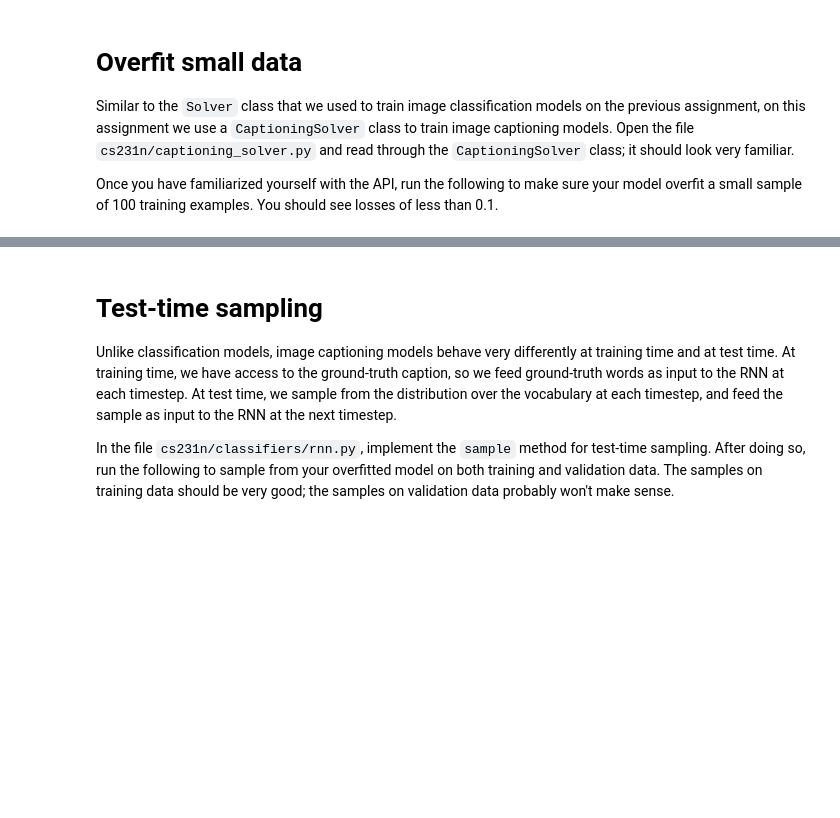
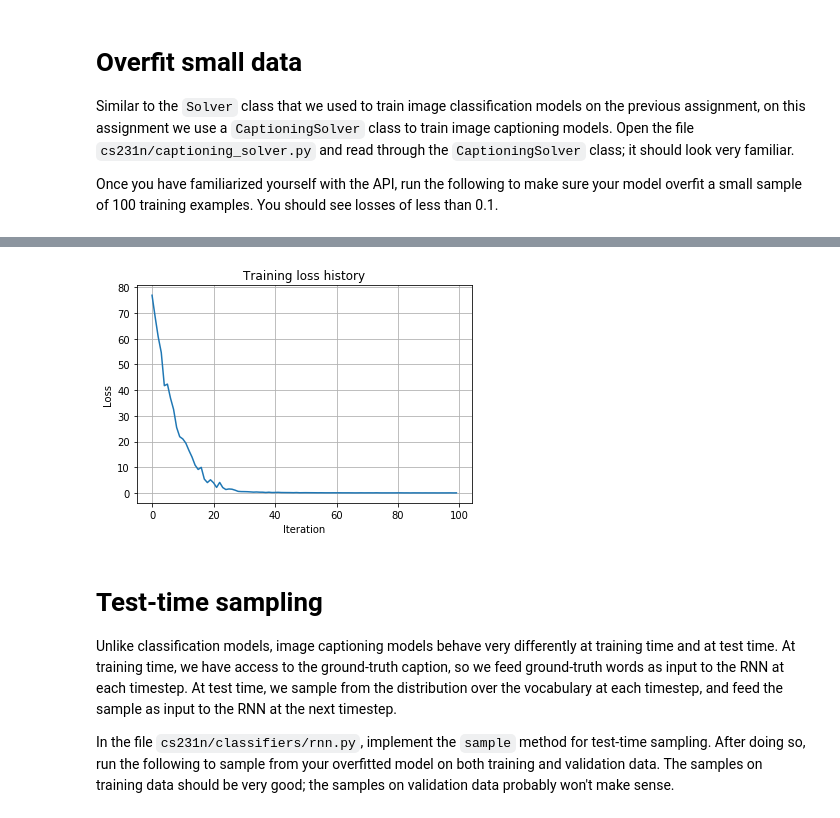
Before and after one commit to seankala/cs231n, a Jupyter notebook: assignments/assignment3/RNN_Captioning.ipynb, the cells around one changed output, grey strips where cells are left out. Cells and saved outputs as stored; diff of their text form; code cells hidden in the pictures; blank space fills up the shorter version.

```diff
--- a/assignments/assignment3/RNN_Captioning.ipynb
+++ b/assignments/assignment3/RNN_Captioning.ipynb
@@ -404,6 +446,8 @@ Similar to the `Solver` class that we used to train image classification models
 
 Once you have familiarized yourself with the API, run the following to make sure your model overfit a small sample of 100 training examples. You should see losses of less than 0.1.
 # %%
+# If you experience a RuntimeWarning regarding overflow for NumPy, try setting the datatype to np.float64.
+
 np.random.seed(231)
 
 small_data = load_coco_data(max_train=50)
@@ -434,4 +478,6 @@ plt.plot(small_rnn_solver.loss_history)
 plt.xlabel('Iteration')
 plt.ylabel('Loss')
 plt.title('Training loss history')
+plt.grid()
 plt.show()
+# %% [output]
@@ -438,3 +494,4 @@ plt.show()
+[figure, added]
 # %% [markdown]
 # Test-time sampling
 Unlike classification models, image captioning models behave very differently at training time and at test time. At training time, we have access to the ground-truth caption, so we feed ground-truth words as input to the RNN at each timestep. At test time, we sample from the distribution over the vocabulary at each timestep, and feed the sample as input to the RNN at the next timestep.
```
Also changed, not shown: parts of 13 cells of this notebook.
